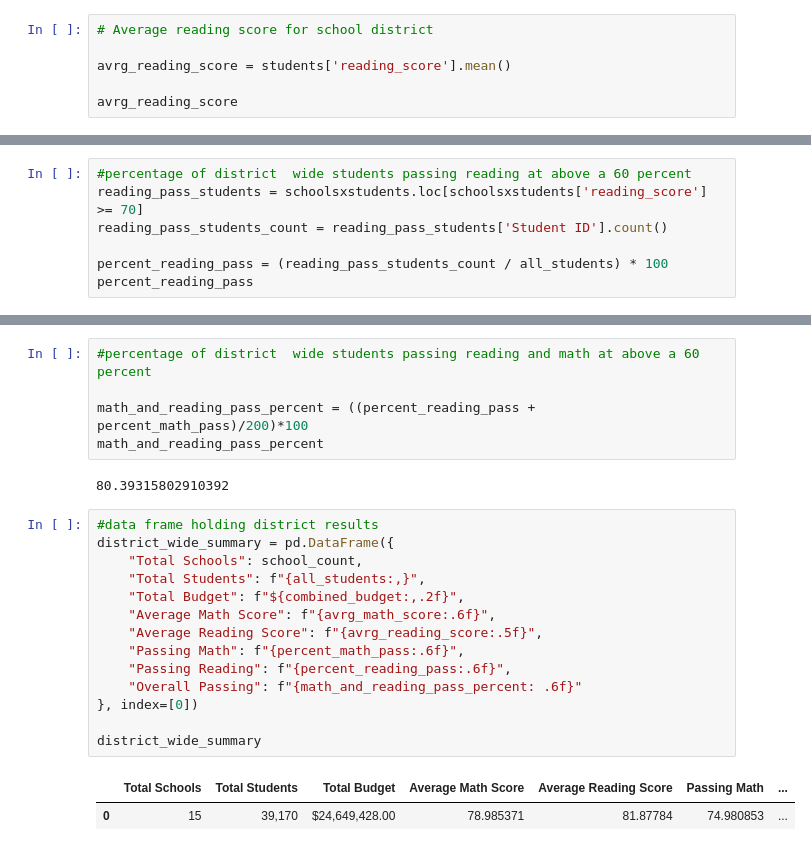
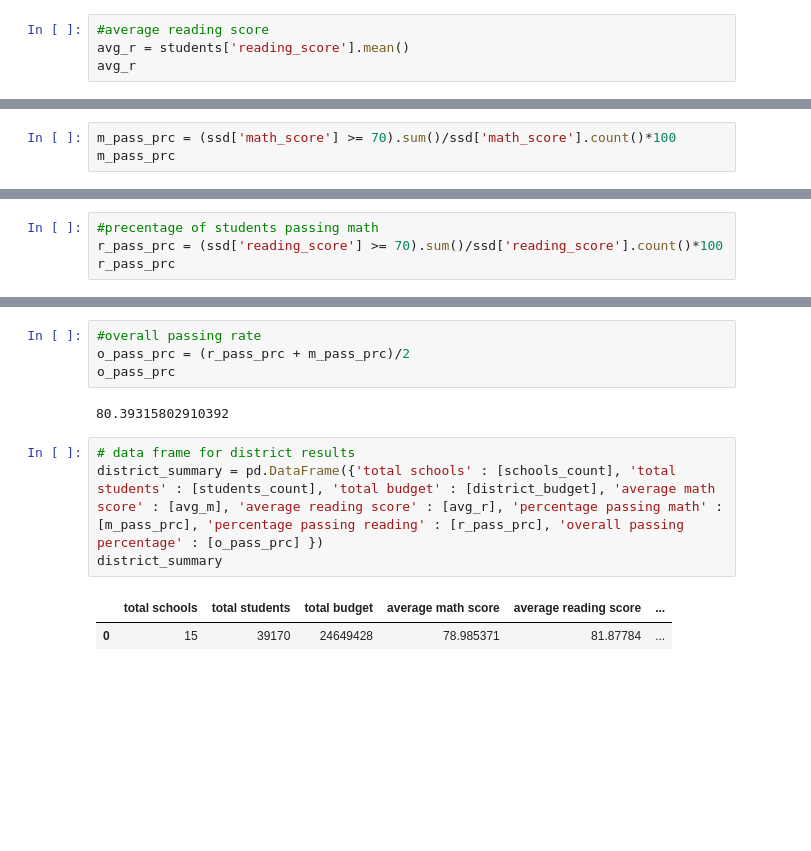
Before and after one commit to paolaromanvaldes/pandas-challenge, a Jupyter notebook: PyCitySchools/pandas-challenge.ipynb, the cells around one changed output, grey strips where cells are left out. Drawn from its saved outputs; the diff is of its cells as text; blank space fills up the shorter version.

```diff
--- a/PyCitySchools/pandas-challenge.ipynb
+++ b/PyCitySchools/pandas-challenge.ipynb
@@ -42,8 +53,6 @@ avrg_math_score
 # %%
-# Average reading score for school district
-
-avrg_reading_score = students['reading_score'].mean()
-
-avrg_reading_score
+#average reading score
+avg_r = students['reading_score'].mean()
+avg_r
 # %% [output]
 81.87784018381414
@@ -60,8 +59,4 @@ percent_math_pass
 # %%
-#percentage of district  wide students passing reading at above a 60 percent
-reading_pass_students = schoolsxstudents.loc[schoolsxstudents['reading_score'] >= 70]
-reading_pass_students_count = reading_pass_students['Student ID'].count()
-
-percent_reading_pass = (reading_pass_students_count / all_students) * 100
-percent_reading_pass
+m_pass_prc = (ssd['math_score'] >= 70).sum()/ssd['math_score'].count()*100
+m_pass_prc
 # %% [output]
@@ -68,0 +64,4 @@ percent_reading_pass
+# %%
+#precentage of students passing math
+r_pass_prc = (ssd['reading_score'] >= 70).sum()/ssd['reading_score'].count()*100
+r_pass_prc
@@ -69,25 +70,14 @@ percent_reading_pass
 # %%
-#percentage of district  wide students passing reading and math at above a 60 percent
-
-math_and_reading_pass_percent = ((percent_reading_pass + percent_math_pass)/200)*100
-math_and_reading_pass_percent
+#overall passing rate
+o_pass_prc = (r_pass_prc + m_pass_prc)/2
+o_pass_prc
 # %% [output]
 80.39315802910392
 # %%
-#data frame holding district results
-district_wide_summary = pd.DataFrame({
-    "Total Schools": school_count,
-    "Total Students": f"{all_students:,}",
-    "Total Budget": f"${combined_budget:,.2f}",
-    "Average Math Score": f"{avrg_math_score:.6f}",
-    "Average Reading Score": f"{avrg_reading_score:.5f}",
-    "Passing Math": f"{percent_math_pass:.6f}",
-    "Passing Reading": f"{percent_reading_pass:.6f}",
-    "Overall Passing": f"{math_and_reading_pass_percent: .6f}"
-}, index=[0])
-
-district_wide_summary
+# data frame for district results
+district_summary = pd.DataFrame({'total schools' : [schools_count], 'total students' : [students_count], 'total budget' : [district_budget], 'average math score' : [avg_m], 'average reading score' : [avg_r], 'percentage passing math' : [m_pass_prc], 'percentage passing reading' : [r_pass_prc], 'overall passing percentage' : [o_pass_prc] })
+district_summary
 # %% [output]
-|  | Total Schools | Total Students | Total Budget | Average Math Score | Average Reading Score | Passing Math | ... |
-| 0 | 15 | 39,170 | $24,649,428.00 | 78.985371 | 81.87784 | 74.980853 | ... |
+|  | total schools | total students | total budget | average math score | average reading score | ... |
+| 0 | 15 | 39170 | 24649428 | 78.985371 | 81.87784 | ... |
 # %%
```
Also changed, not shown: parts of 26 cells of this notebook.
